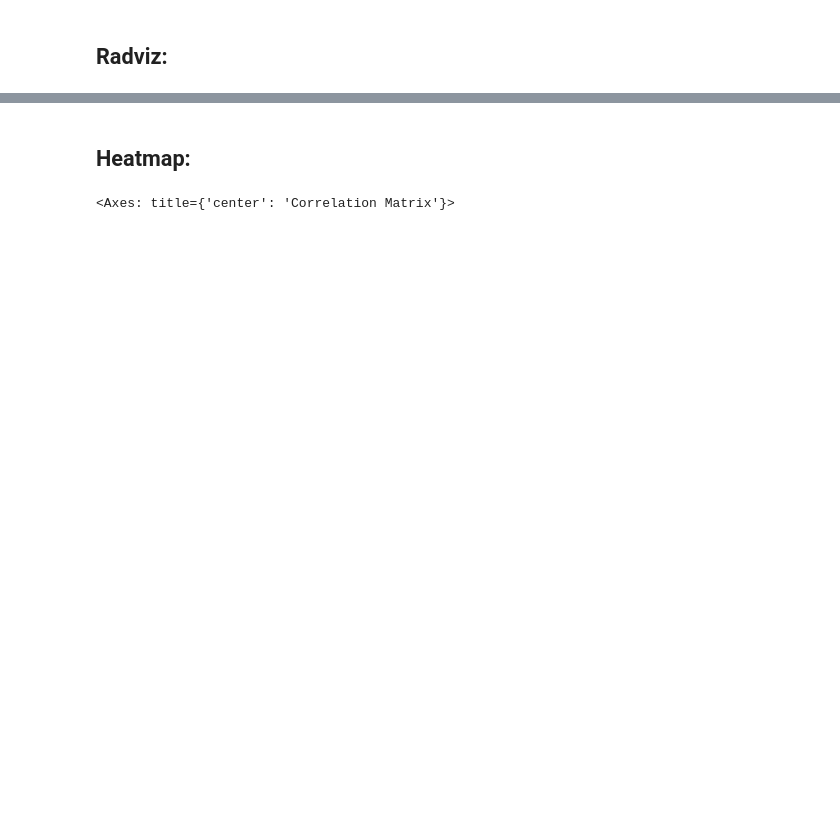
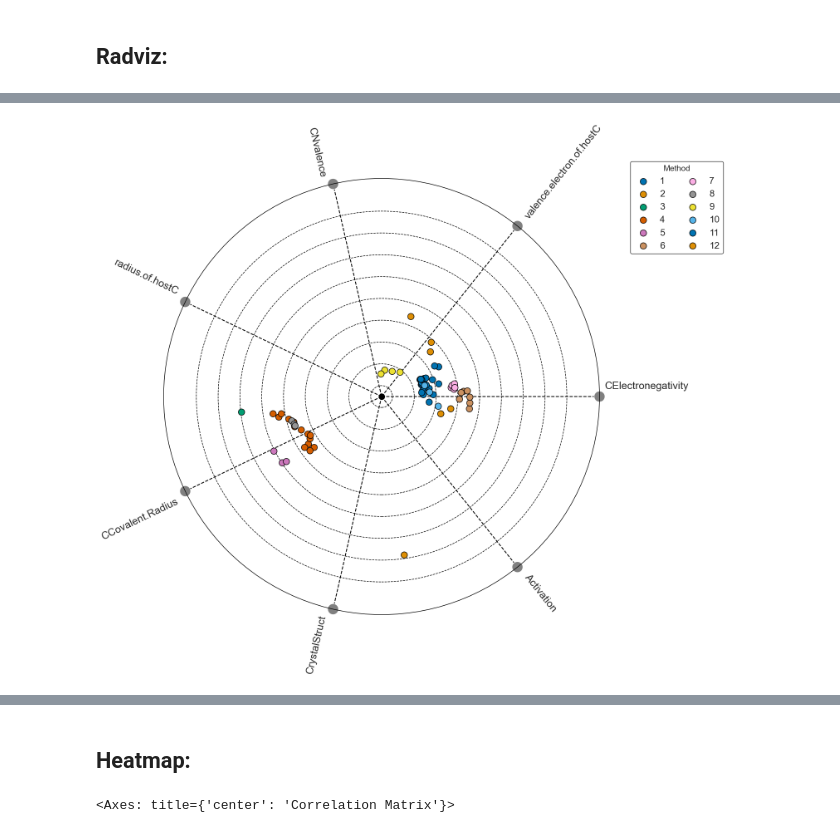
Before and after one commit to cetranch/Hackathon, a Jupyter notebook: Exploratory Data Analysis.ipynb, the cells around one changed output, grey strips where cells are left out. Saved outputs shown, nothing was run; the diff lists cells and outputs as text; code cells hidden in the pictures; blank space fills up the shorter version.

```diff
--- a/Exploratory Data Analysis.ipynb
+++ b/Exploratory Data Analysis.ipynb
@@ -327,0 +335,6 @@ radviz(append, class_num = uniqueClasses, filename = "Radviz")
+# %%
+# Attempt @ Hume-Rothery Rules
+radviz(append.get(["CElectronegativity", "valence.electron.of.hostC", "CNvalence", "radius.of.hostC", "CCovalent.Radius", "CrystalStruct", "Activation", "Method"]),
+                    class_num = uniqueClasses, filename = "Radviz")
+# %% [output]
+[figure, added]
```
Also changed, not shown: parts of 20 cells of this notebook.
